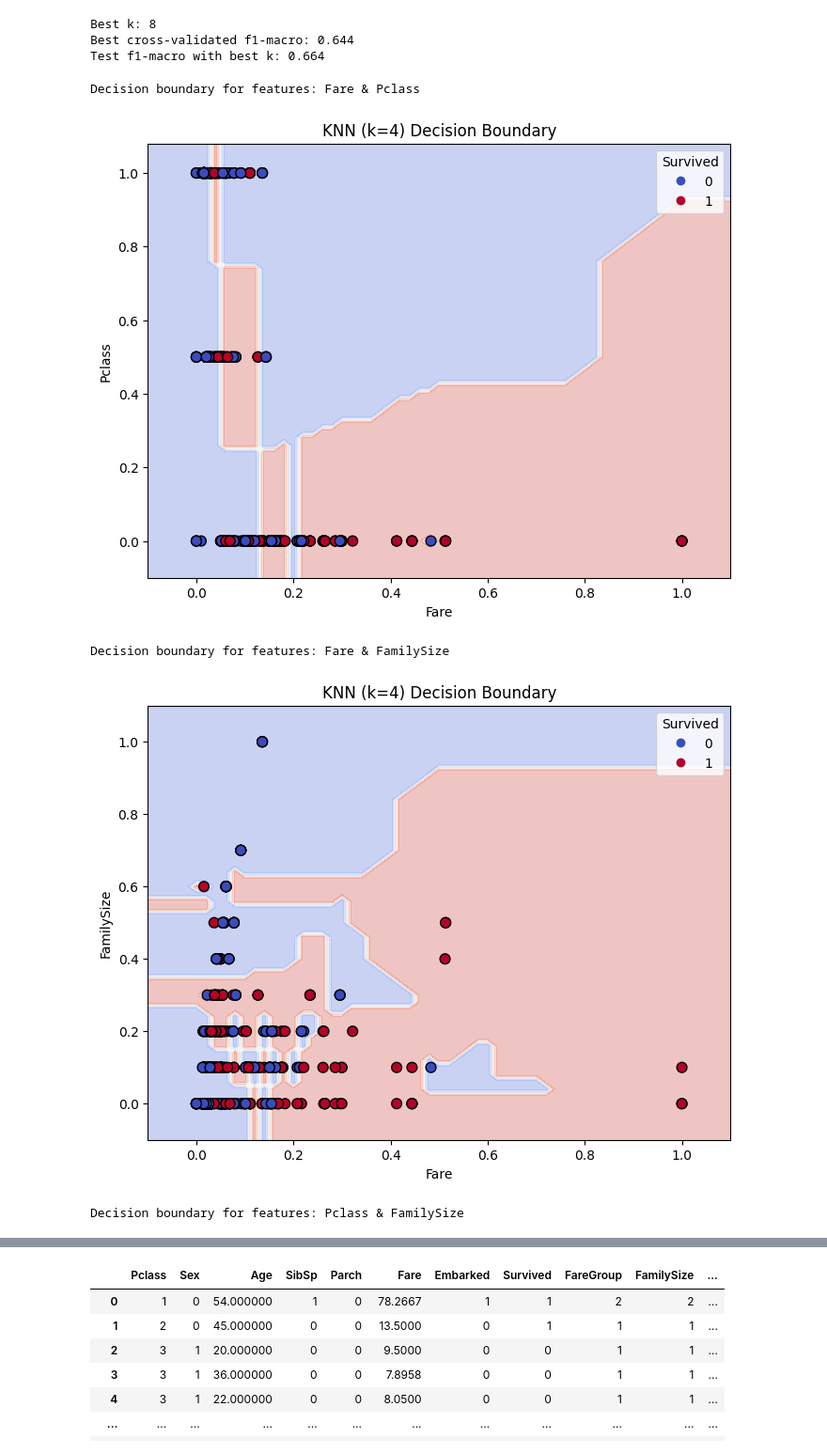
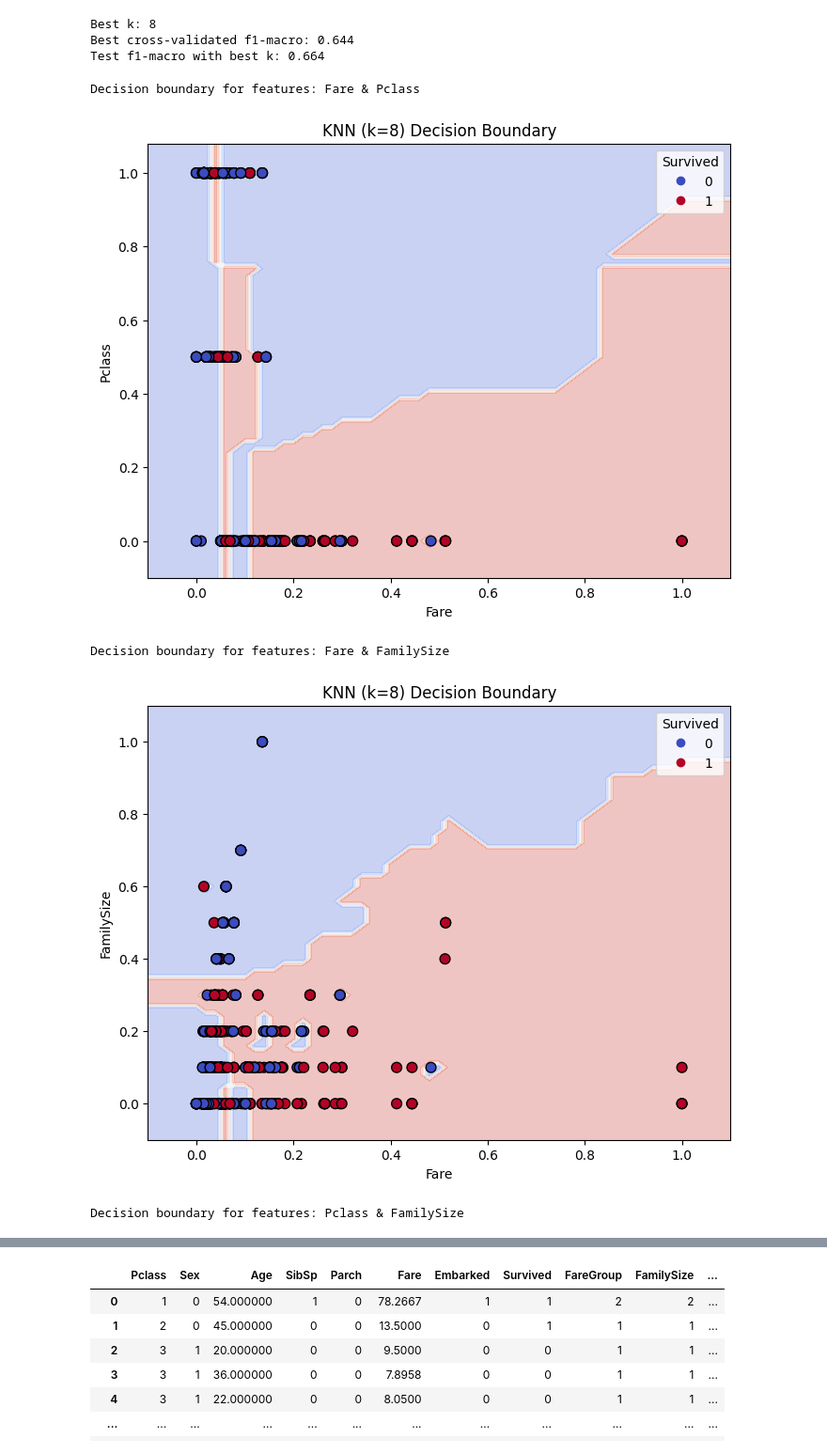
Before and after one commit to ShalevOzeri/machine-learning-task-2, a Jupyter notebook: Assignment2_supervised_learning_flow.ipynb, the cells around one changed output, grey strips where cells are left out. Shown at 94% size. Cells and saved outputs as stored; diff of their text form; code cells hidden in the pictures.

```diff
--- a/Assignment2_supervised_learning_flow.ipynb
+++ b/Assignment2_supervised_learning_flow.ipynb
@@ -423,34 +420,34 @@ def plot_knn_decision_boundary(X, y, k=8, feature_names=None):
     xx, yy = np.meshgrid(np.arange(x_min, x_max, h),
                          np.arange(y_min, y_max, h))
     mesh_points = pd.DataFrame(np.c_[xx.ravel(), yy.ravel()], columns=feature_names)
     Z = knn_vis.predict(mesh_points)
     Z = Z.reshape(xx.shape)
 
     plt.figure(figsize=(8, 6))
     plt.contourf(xx, yy, Z, alpha=0.3, cmap=plt.cm.coolwarm)
     scatter = plt.scatter(X_vis.iloc[:, 0], X_vis.iloc[:, 1], c=y, cmap=plt.cm.coolwarm, edgecolor='k', s=60)
     plt.xlabel(feature_names[0])
     plt.ylabel(feature_names[1])
     plt.title(f"KNN (k={k}) Decision Boundary")
     plt.legend(*scatter.legend_elements(), title="Survived")
     plt.show()
 
 
 
 feature_pairs = [
     ('Fare', 'Pclass'),
     ('Fare', 'FamilySize'),
     ('Pclass', 'FamilySize')
 ]
 
 for pair in feature_pairs:
     X_plot = X[list(pair)]
     y_plot = train_df1['Survived']
     print(f"Decision boundary for features: {pair[0]} & {pair[1]}")
-    plot_knn_decision_boundary(X_plot, y_plot, k=4)
+    plot_knn_decision_boundary(X_plot, y_plot, k=8)
 # %% [output]
 Decision boundary for features: Fare & Pclass
-[figure, old version]
+[figure, new version]
 Decision boundary for features: Fare & FamilySize
-[figure, old version]
+[figure, new version]
 Decision boundary for features: Pclass & FamilySize
```
Also changed, not shown: parts of 8 cells of this notebook.
